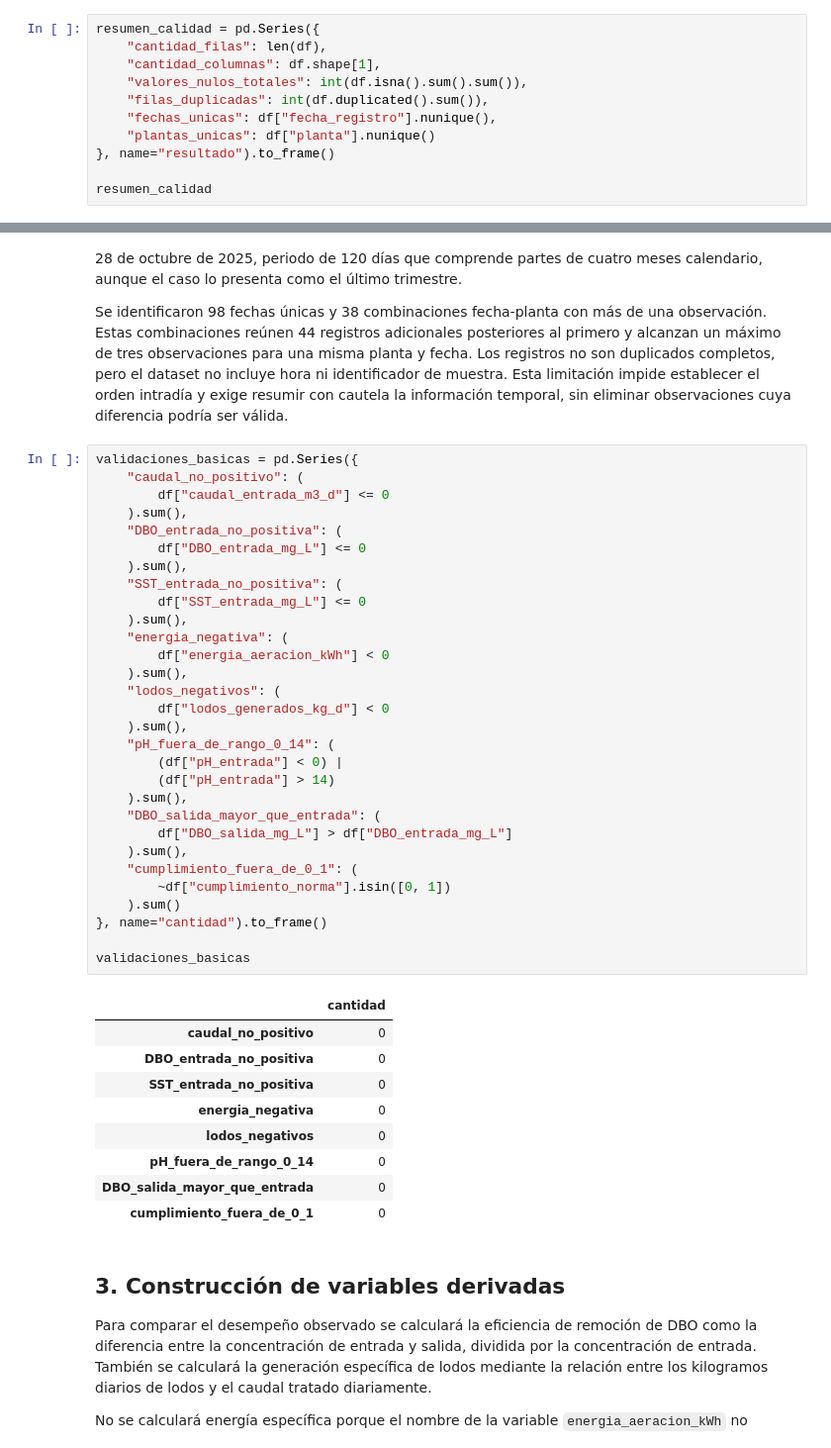
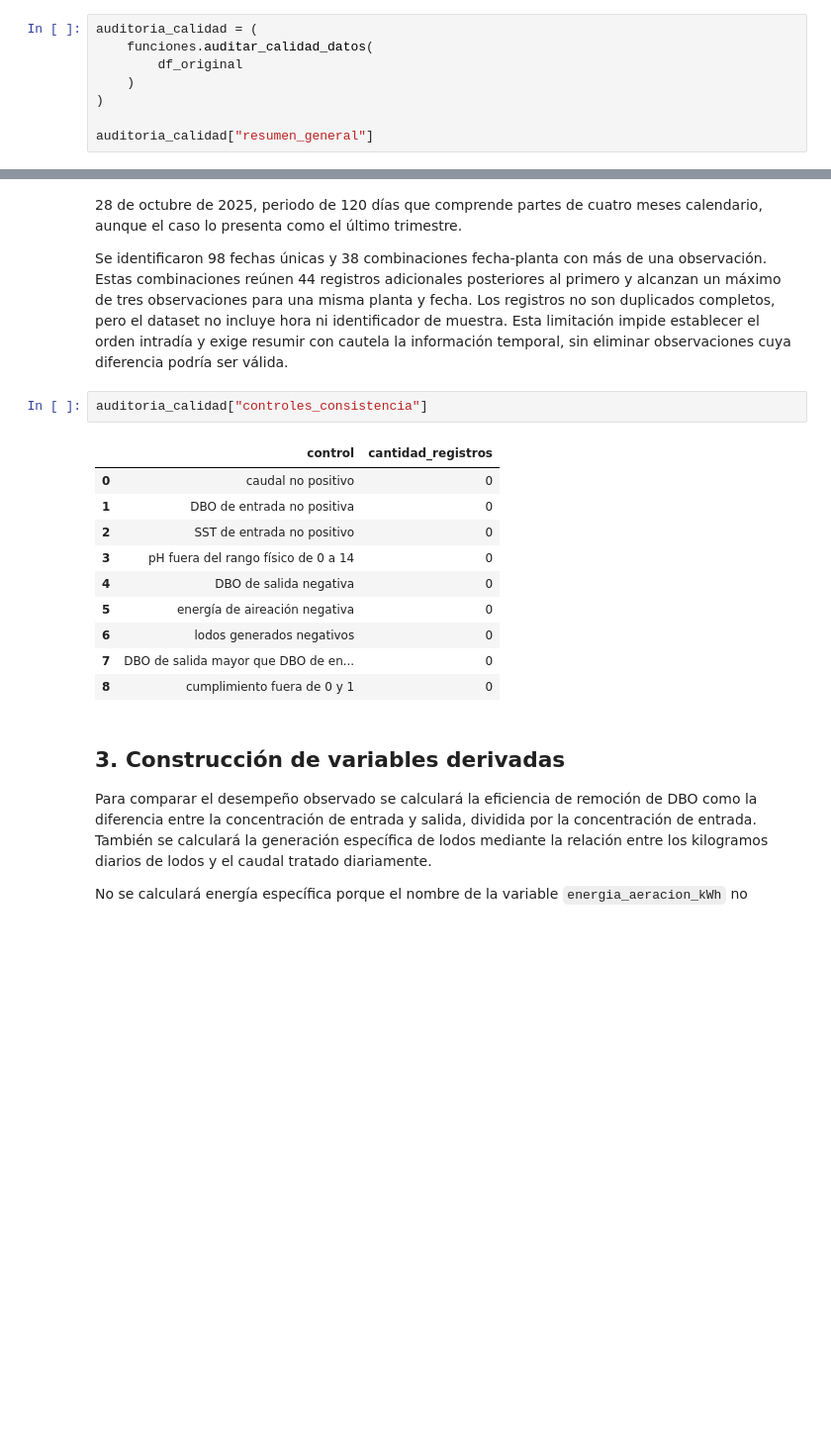
Before and after one commit to Fabyarrue/ciencia-datos-unidad-3-aqualimpia, a Jupyter notebook: analisis_aqualimpia.ipynb, the cells around one changed output, grey strips where cells are left out. Shown at 99% size. Drawn from its saved outputs; the diff is of its cells as text; blank space fills up the shorter version.

```diff
--- a/analisis_aqualimpia.ipynb
+++ b/analisis_aqualimpia.ipynb
@@ -116,14 +144,11 @@ Tipo de dato: datetime64[us]
 Fecha inicial: 2025-07-01
 Fecha final: 2025-10-28
 # %%
-resumen_calidad = pd.Series({
-    "cantidad_filas": len(df),
-    "cantidad_columnas": df.shape[1],
-    "valores_nulos_totales": int(df.isna().sum().sum()),
-    "filas_duplicadas": int(df.duplicated().sum()),
-    "fechas_unicas": df["fecha_registro"].nunique(),
-    "plantas_unicas": df["planta"].nunique()
-}, name="resultado").to_frame()
+auditoria_calidad = (
+    funciones.auditar_calidad_datos(
+        df_original
+    )
+)
 
-resumen_calidad
+auditoria_calidad["resumen_general"]
 # %% [output]
@@ -188,45 +204,18 @@ El dataset contiene 200 registros y 10 variables correspondientes a tres plantas
 
 Se identificaron 98 fechas únicas y 38 combinaciones fecha-planta con más de una observación. Estas combinaciones reúnen 44 registros adicionales posteriores al primero y alcanzan un máximo de tres observaciones para una misma planta y fecha. Los registros no son duplicados completos, pero el dataset no incluye hora ni identificador de muestra. Esta limitación impide establecer el orden intradía y exige resumir con cautela la información temporal, sin eliminar observaciones cuya diferencia podría ser válida.
 # %%
-validaciones_basicas = pd.Series({
-    "caudal_no_positivo": (
-        df["caudal_entrada_m3_d"] <= 0
-    ).sum(),
-    "DBO_entrada_no_positiva": (
-        df["DBO_entrada_mg_L"] <= 0
-    ).sum(),
-    "SST_entrada_no_positiva": (
-        df["SST_entrada_mg_L"] <= 0
-    ).sum(),
-    "energia_negativa": (
-        df["energia_aeracion_kWh"] < 0
-    ).sum(),
-    "lodos_negativos": (
-        df["lodos_generados_kg_d"] < 0
-    ).sum(),
-    "pH_fuera_de_rango_0_14": (
-        (df["pH_entrada"] < 0) |
-        (df["pH_entrada"] > 14)
-    ).sum(),
-    "DBO_salida_mayor_que_entrada": (
-        df["DBO_salida_mg_L"] > df["DBO_entrada_mg_L"]
-    ).sum(),
-    "cumplimiento_fuera_de_0_1": (
-        ~df["cumplimiento_norma"].isin([0, 1])
-    ).sum()
-}, name="cantidad").to_frame()
-
-validaciones_basicas
+auditoria_calidad["controles_consistencia"]
 # %% [output]
-|  | cantidad |
-| caudal_no_positivo | 0 |
-| DBO_entrada_no_positiva | 0 |
-| SST_entrada_no_positiva | 0 |
-| energia_negativa | 0 |
-| lodos_negativos | 0 |
-| pH_fuera_de_rango_0_14 | 0 |
-| DBO_salida_mayor_que_entrada | 0 |
-| cumplimiento_fuera_de_0_1 | 0 |
+|  | control | cantidad_registros |
+| 0 | caudal no positivo | 0 |
+| 1 | DBO de entrada no positiva | 0 |
+| 2 | SST de entrada no positivo | 0 |
+| 3 | pH fuera del rango físico de 0 a 14 | 0 |
+| 4 | DBO de salida negativa | 0 |
+| 5 | energía de aireación negativa | 0 |
+| 6 | lodos generados negativos | 0 |
+| 7 | DBO de salida mayor que DBO de en... | 0 |
+| 8 | cumplimiento fuera de 0 y 1 | 0 |
 # %% [markdown]
 ## 3. Construcción de variables derivadas
 
```
Also changed, not shown: parts of 21 cells of this notebook, 8 other files.
